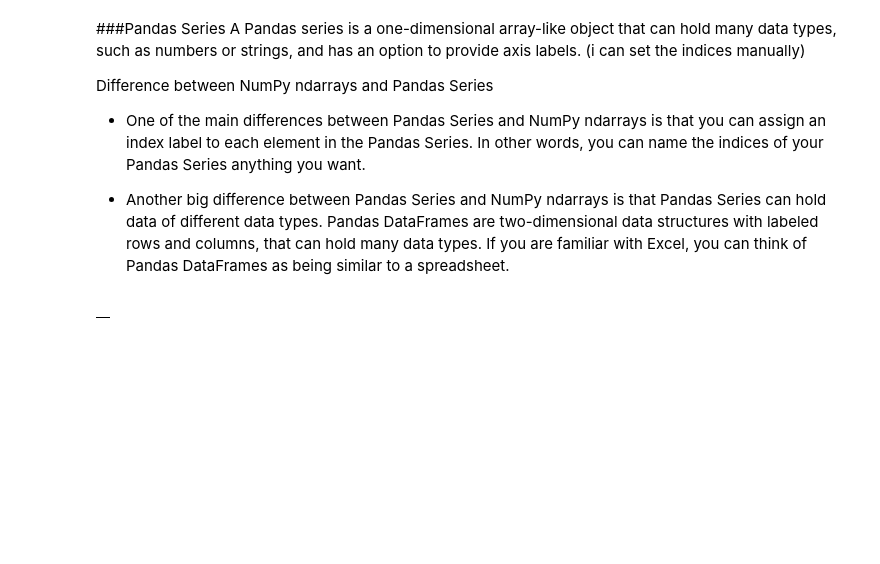
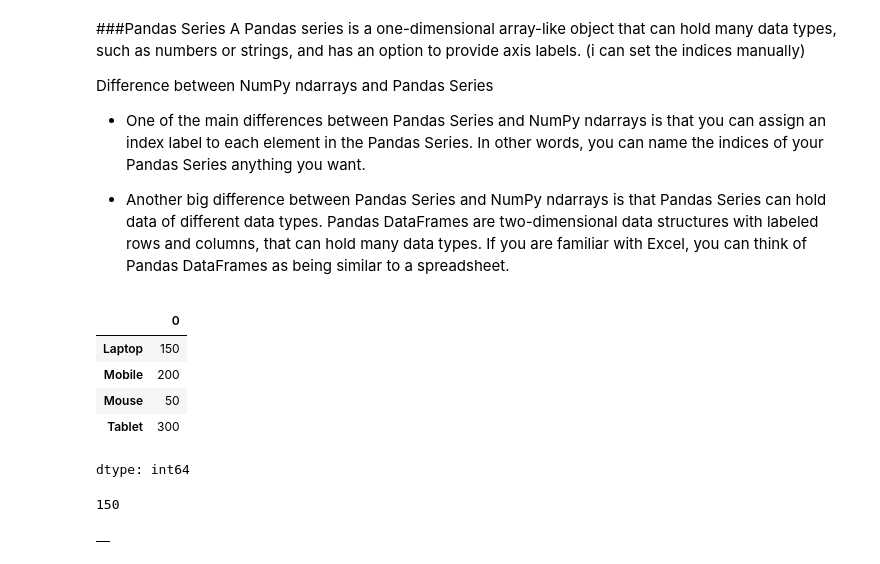
Before and after one commit to mariamalaa76/DCS-Data-Analysis-Crach-Course, a Jupyter notebook: DSC_BootCamp.ipynb, the cells around one changed output. Cells and saved outputs as stored; diff of their text form; code cells hidden in the pictures; blank space fills up the shorter version.

```diff
--- a/DSC_BootCamp.ipynb
+++ b/DSC_BootCamp.ipynb
@@ -173,4 +173,20 @@ that you can assign an index label to each element in the Pandas Series. In othe
 
 * Another big difference between Pandas Series and NumPy ndarrays is that Pandas Series can hold data of different data types.
 Pandas DataFrames are two-dimensional data structures with labeled rows and columns, that can hold many data types. If you are familiar with Excel, you can think of Pandas DataFrames as being similar to a spreadsheet.
+# %%
+import pandas as pd
+products = pd.Series([150, 200, 50, 300], index=['Laptop', 'Mobile', 'Mouse', 'Tablet'])
+
+products
+# %% [output]
+|  | 0 |
+| Laptop | 150 |
+| Mobile | 200 |
+| Mouse | 50 |
+| Tablet | 300 |
+dtype: int64
+# %%
+print(products['Laptop'])
+# %% [output]
+150
 # %%
```
Also changed, not shown: parts of 10 cells of this notebook.
